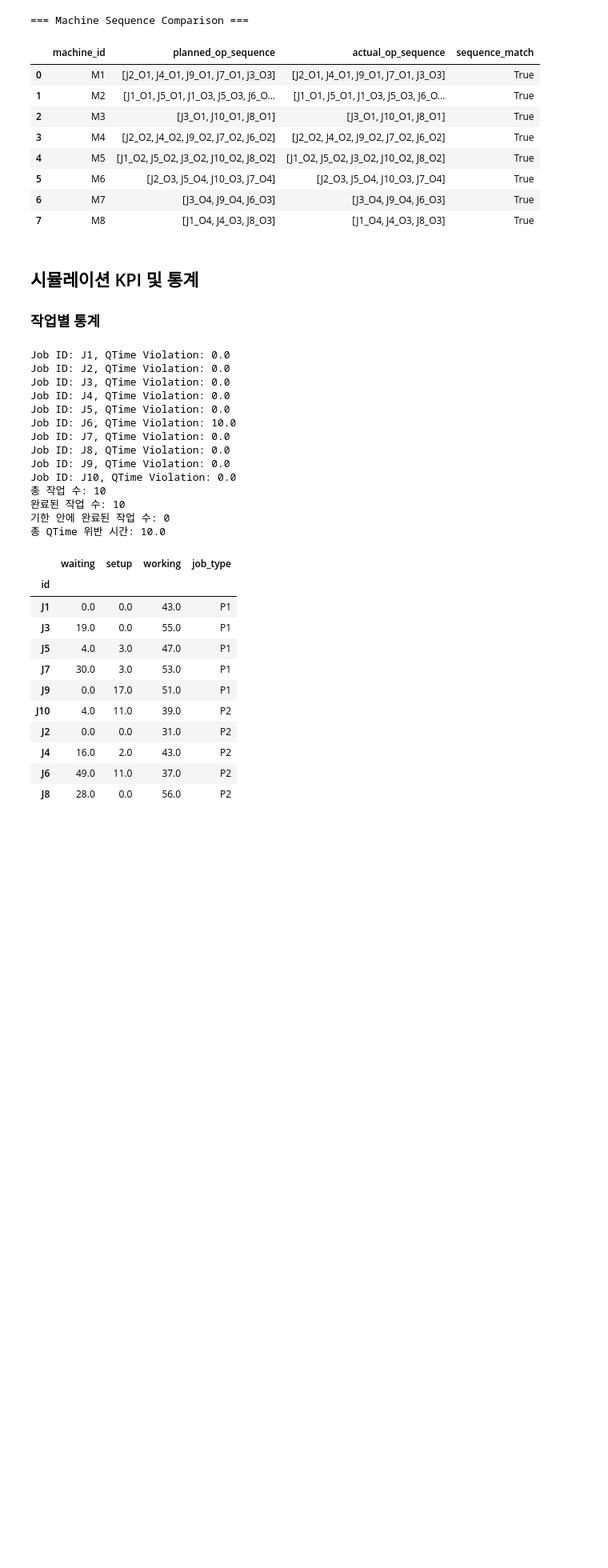
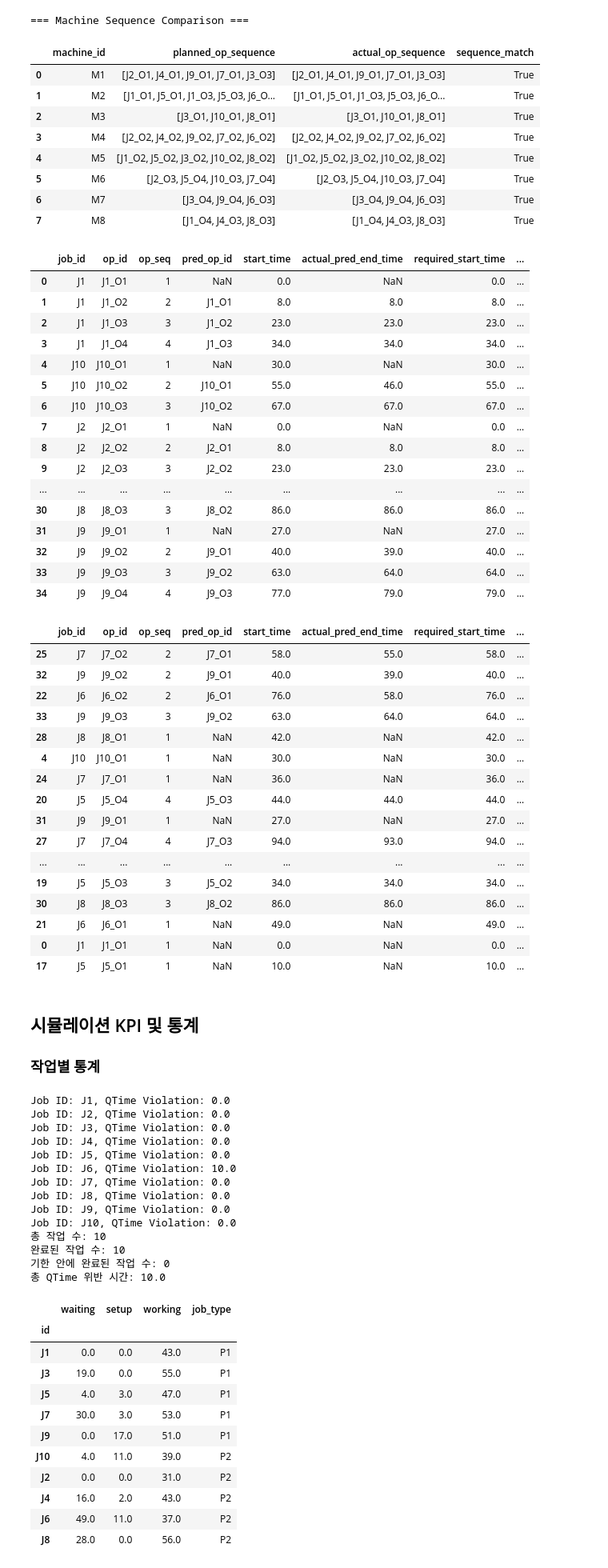
Before and after one commit to cryscham123/simulation_teamwork, a Jupyter notebook: result.ipynb, the cells around one changed output. Shown at 80% size. Drawn from its saved outputs; the diff is of its cells as text; code cells hidden in the pictures; blank space fills up the shorter version.

```diff
--- a/result.ipynb
+++ b/result.ipynb
@@ -463,33 +463,73 @@ def compare_predecessor_vs_planned(stage1_result: pd.DataFrame, logs: list):
     compare_df["pred_delay_component"] = compare_df["required_start_time"] - compare_df["start_time"]
     compare_df["total_start_diff"] = compare_df["actual_start_time"] - compare_df["start_time"]
 
     # 보기 좋게
     compare_df["pred_delay_component"] = compare_df["pred_delay_component"].replace(-np.inf, 0.0)
 
     # 첫 operation 처리용
     compare_df.loc[compare_df["pred_op_id"].isna(), "actual_pred_end_time"] = np.nan
     compare_df.loc[compare_df["pred_op_id"].isna(), "pred_delay_component"] = 0.0
 
     result_cols = [
         "job_id", "op_id", "op_seq",
         "pred_op_id",
         "start_time",                 # planned processing start
         "actual_pred_end_time",       # actual predecessor completion
         "required_start_time",        # max(planned start, actual pred end)
         "actual_start_time",
         "pred_delay_component",       # predecessor 때문에 최소한 밀려야 했던 시간
         "extra_delay_after_pred",     # predecessor 외 추가 지연
         "total_start_diff",
         "actual_end_time",
     ]
 
     return compare_df[result_cols].sort_values(["job_id", "op_seq"]).reset_index(drop=True)
 pred_compare_df = compare_predecessor_vs_planned(
     stage1_result=stage1_result,
     logs=event_logger.logs
 )
 
 display(pred_compare_df)
+
+# extra_delay_after_pred가 거의 0이면, planned보다 늦어진 이유가 predecessor 때문이라는 뜻
+display(
+    pred_compare_df.sort_values("extra_delay_after_pred", ascending=False).head(20)
+)
+# %% [output]
+|  | job_id | op_id | op_seq | pred_op_id | start_time | actual_pred_end_time | required_start_time | ... |
+| 0 | J1 | J1_O1 | 1 | NaN | 0.0 | NaN | 0.0 | ... |
+| 1 | J1 | J1_O2 | 2 | J1_O1 | 8.0 | 8.0 | 8.0 | ... |
+| 2 | J1 | J1_O3 | 3 | J1_O2 | 23.0 | 23.0 | 23.0 | ... |
+| 3 | J1 | J1_O4 | 4 | J1_O3 | 34.0 | 34.0 | 34.0 | ... |
+| 4 | J10 | J10_O1 | 1 | NaN | 30.0 | NaN | 30.0 | ... |
+| 5 | J10 | J10_O2 | 2 | J10_O1 | 55.0 | 46.0 | 55.0 | ... |
+| 6 | J10 | J10_O3 | 3 | J10_O2 | 67.0 | 67.0 | 67.0 | ... |
+| 7 | J2 | J2_O1 | 1 | NaN | 0.0 | NaN | 0.0 | ... |
+| 8 | J2 | J2_O2 | 2 | J2_O1 | 8.0 | 8.0 | 8.0 | ... |
+| 9 | J2 | J2_O3 | 3 | J2_O2 | 23.0 | 23.0 | 23.0 | ... |
+| ... | ... | ... | ... | ... | ... | ... | ... | ... |
+| 30 | J8 | J8_O3 | 3 | J8_O2 | 86.0 | 86.0 | 86.0 | ... |
+| 31 | J9 | J9_O1 | 1 | NaN | 27.0 | NaN | 27.0 | ... |
+| 32 | J9 | J9_O2 | 2 | J9_O1 | 40.0 | 39.0 | 40.0 | ... |
+| 33 | J9 | J9_O3 | 3 | J9_O2 | 63.0 | 64.0 | 64.0 | ... |
+| 34 | J9 | J9_O4 | 4 | J9_O3 | 77.0 | 79.0 | 79.0 | ... |
+|  | job_id | op_id | op_seq | pred_op_id | start_time | actual_pred_end_time | required_start_time | ... |
+| 25 | J7 | J7_O2 | 2 | J7_O1 | 58.0 | 55.0 | 58.0 | ... |
+| 32 | J9 | J9_O2 | 2 | J9_O1 | 40.0 | 39.0 | 40.0 | ... |
+| 22 | J6 | J6_O2 | 2 | J6_O1 | 76.0 | 58.0 | 76.0 | ... |
+| 33 | J9 | J9_O3 | 3 | J9_O2 | 63.0 | 64.0 | 64.0 | ... |
+| 28 | J8 | J8_O1 | 1 | NaN | 42.0 | NaN | 42.0 | ... |
+| 4 | J10 | J10_O1 | 1 | NaN | 30.0 | NaN | 30.0 | ... |
+| 24 | J7 | J7_O1 | 1 | NaN | 36.0 | NaN | 36.0 | ... |
+| 20 | J5 | J5_O4 | 4 | J5_O3 | 44.0 | 44.0 | 44.0 | ... |
+| 31 | J9 | J9_O1 | 1 | NaN | 27.0 | NaN | 27.0 | ... |
+| 27 | J7 | J7_O4 | 4 | J7_O3 | 94.0 | 93.0 | 94.0 | ... |
+| ... | ... | ... | ... | ... | ... | ... | ... | ... |
+| 19 | J5 | J5_O3 | 3 | J5_O2 | 34.0 | 34.0 | 34.0 | ... |
+| 30 | J8 | J8_O3 | 3 | J8_O2 | 86.0 | 86.0 | 86.0 | ... |
+| 21 | J6 | J6_O1 | 1 | NaN | 49.0 | NaN | 49.0 | ... |
+| 0 | J1 | J1_O1 | 1 | NaN | 0.0 | NaN | 0.0 | ... |
+| 17 | J5 | J5_O1 | 1 | NaN | 10.0 | NaN | 10.0 | ... |
 # %% [markdown]
 ## 시뮬레이션 KPI 및 통계
 
```
